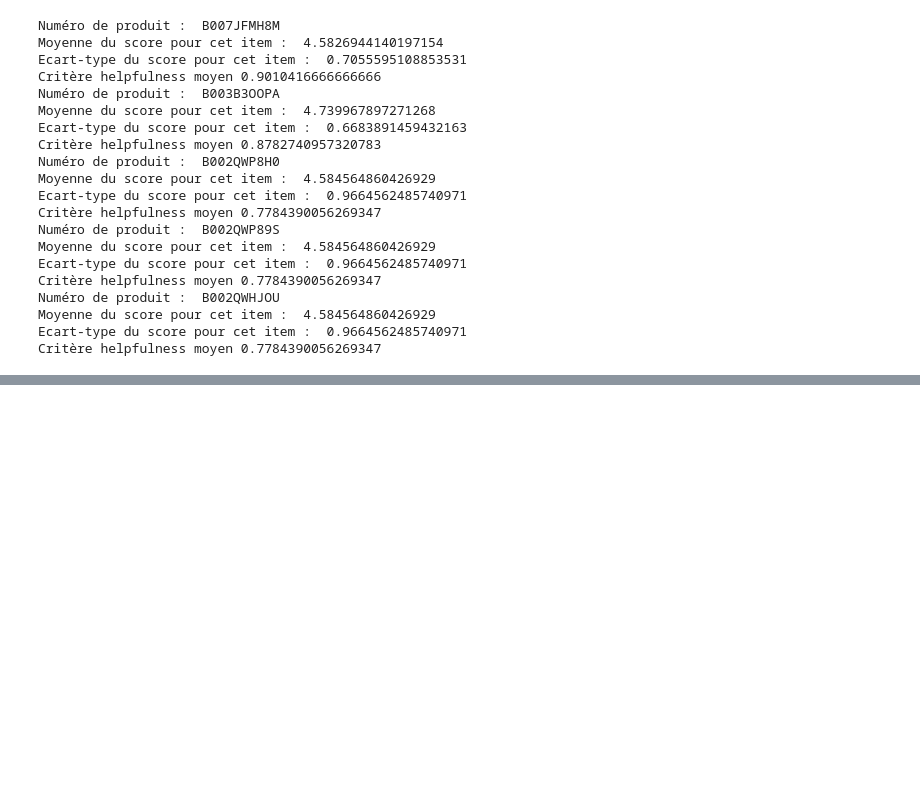
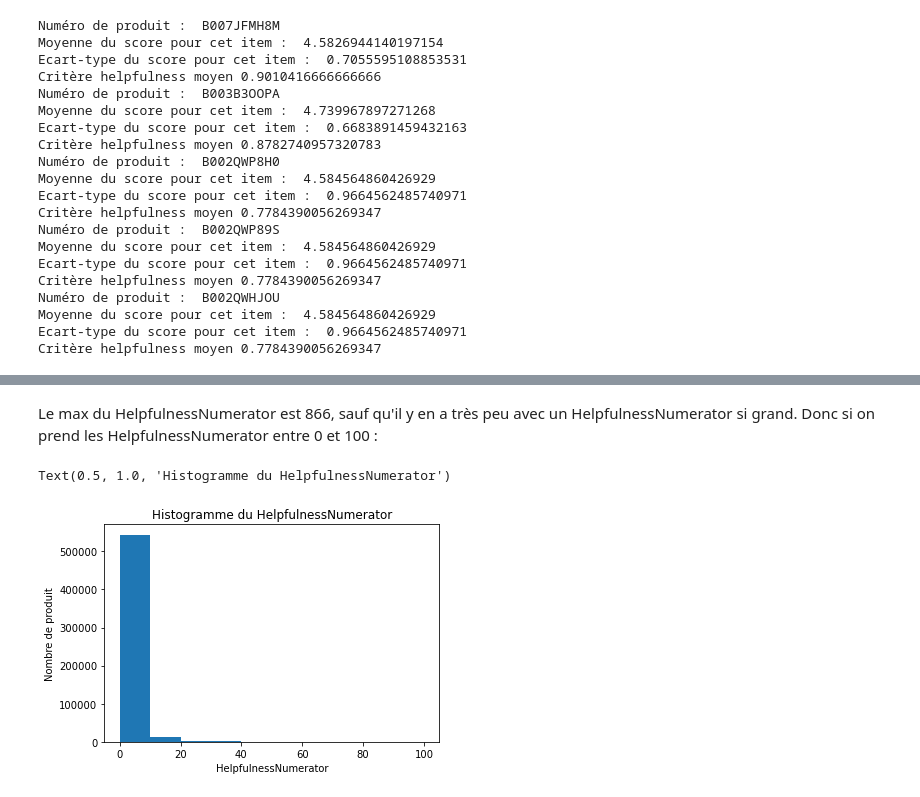
Before and after one commit to DwarfRam/SystemeIntelligentRecommendation, a Jupyter notebook: Statis_descriptives.ipynb, the cells around one changed output, grey strips where cells are left out. Saved outputs shown, nothing was run; the diff lists cells and outputs as text; code cells hidden in the pictures; blank space fills up the shorter version.

```diff
--- a/Statis_descriptives.ipynb
+++ b/Statis_descriptives.ipynb
@@ -88,0 +124,10 @@ pandas.core.series.Series
+# %% [markdown]
+Le max du HelpfulnessNumerator est 866, sauf qu'il y en a très peu avec un HelpfulnessNumerator si grand. Donc si on prend les HelpfulnessNumerator entre 0 et 100 :
+# %%
+plt.hist(donnees["HelpfulnessNumerator"], range=(0,100))
+plt.xlabel('HelpfulnessNumerator')
+plt.ylabel('Nombre de produit')
+plt.title('Histogramme du HelpfulnessNumerator')
+# %% [output]
+Text(0.5, 1.0, 'Histogramme du HelpfulnessNumerator')
+[figure, added]
```
Also changed, not shown: parts of 14 cells of this notebook.
